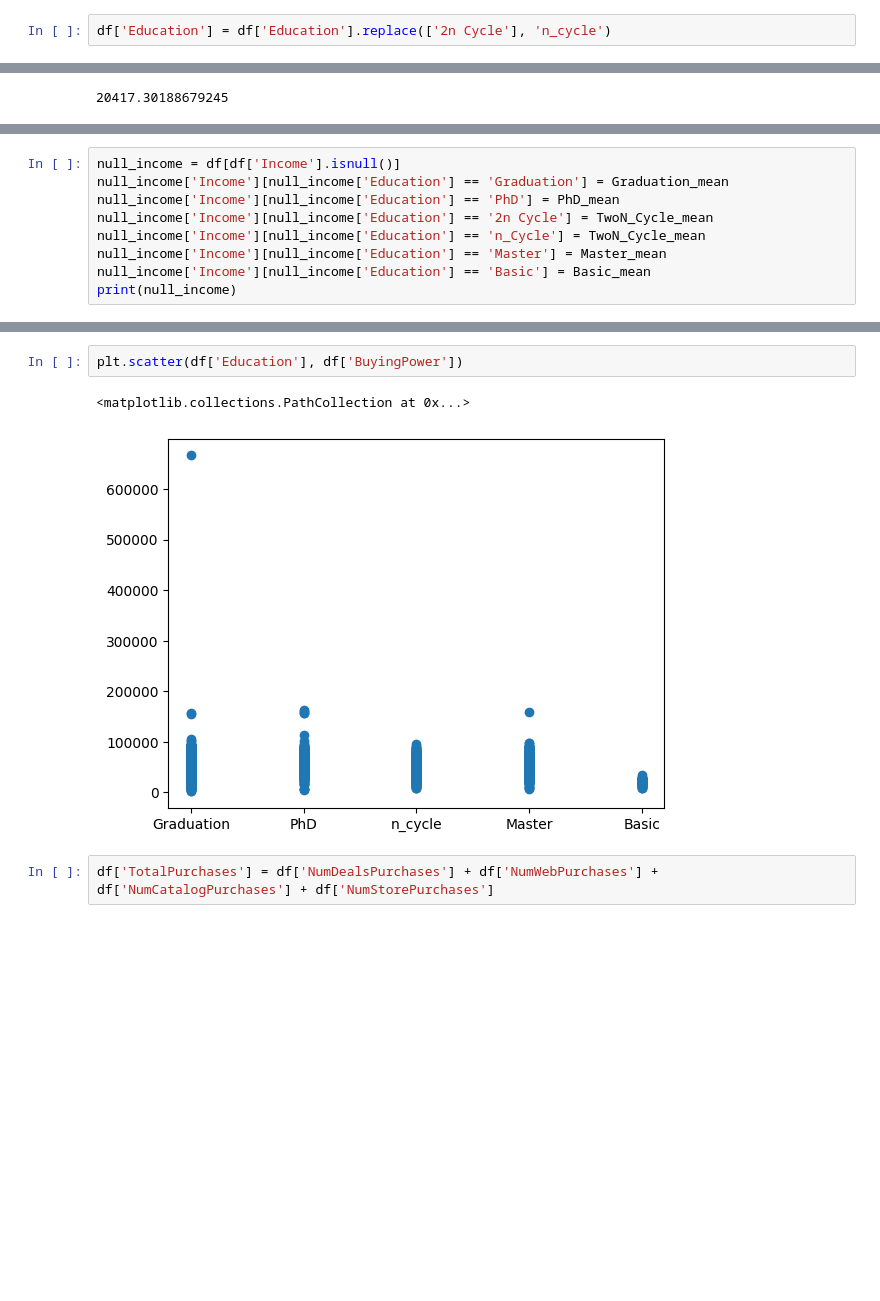
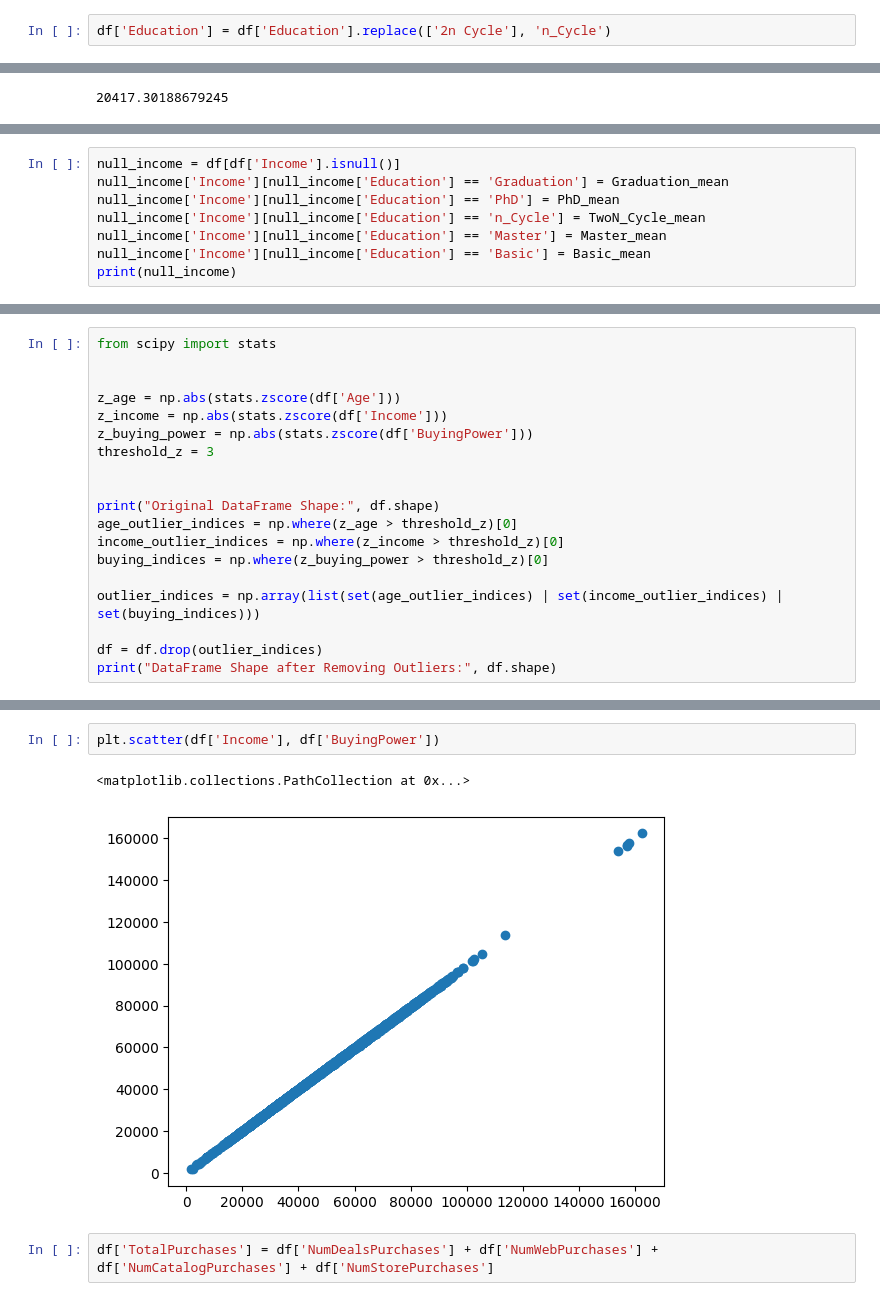
Before and after one commit to LexLorenzo/MachineLearningProjects, a Jupyter notebook: Lab_Exercise_2/Data_Preprocessing.ipynb, the cells around one changed output, grey strips where cells are left out. Cells and saved outputs as stored; diff of their text form; blank space fills up the shorter version.

Commit message:
Fixed data preprocessing

```diff
--- a/Lab_Exercise_2/Data_Preprocessing.ipynb
+++ b/Lab_Exercise_2/Data_Preprocessing.ipynb
@@ -182,7 +141,7 @@ def countMembers(row):
 
 df['HouseHoldMembers'] = df.apply(countMembers, axis=1)
 # %%
-df['Education'] = df['Education'].replace(['2n Cycle'], 'n_cycle')
+df['Education'] = df['Education'].replace(['2n Cycle'], 'n_Cycle')
 # %%
 Graduation_mean = df[df['Education'] == 'Graduation']
 Graduation_mean = Graduation_mean['Income'].mean()
@@ -228,7 +187,6 @@ df.head()
 null_income = df[df['Income'].isnull()]
 null_income['Income'][null_income['Education'] == 'Graduation'] = Graduation_mean
 null_income['Income'][null_income['Education'] == 'PhD'] = PhD_mean
-null_income['Income'][null_income['Education'] == '2n Cycle'] = TwoN_Cycle_mean
 null_income['Income'][null_income['Education'] == 'n_Cycle'] = TwoN_Cycle_mean
 null_income['Income'][null_income['Education'] == 'Master'] = Master_mean
 null_income['Income'][null_income['Education'] == 'Basic'] = Basic_mean
@@ -326,0 +263,19 @@ dtype: int64
+# %%
+from scipy import stats
+
+
+z_age = np.abs(stats.zscore(df['Age']))
+z_income = np.abs(stats.zscore(df['Income']))
+z_buying_power = np.abs(stats.zscore(df['BuyingPower']))
+threshold_z = 3
+
+
+print("Original DataFrame Shape:", df.shape)
+age_outlier_indices = np.where(z_age > threshold_z)[0]
+income_outlier_indices = np.where(z_income > threshold_z)[0]
+buying_indices = np.where(z_buying_power > threshold_z)[0]
+
+outlier_indices = np.array(list(set(age_outlier_indices) | set(income_outlier_indices) | set(buying_indices)))
+
+df = df.drop(outlier_indices)
+print("DataFrame Shape after Removing Outliers:", df.shape)
@@ -327,8 +314,8 @@ dtype: int64
 # %%
-plt.scatter(df['Education'], df['BuyingPower'])
+plt.scatter(df['Income'], df['BuyingPower'])
 # %% [output]
 <matplotlib.collections.PathCollection at 0x...>
-[figure, old version]
+[figure, new version]
 # %%
 df['TotalPurchases'] = df['NumDealsPurchases'] + df['NumWebPurchases'] + df['NumCatalogPurchases'] + df['NumStorePurchases']
 # %%
```
Also changed, not shown: parts of 22 cells of this notebook, 4 other files.
